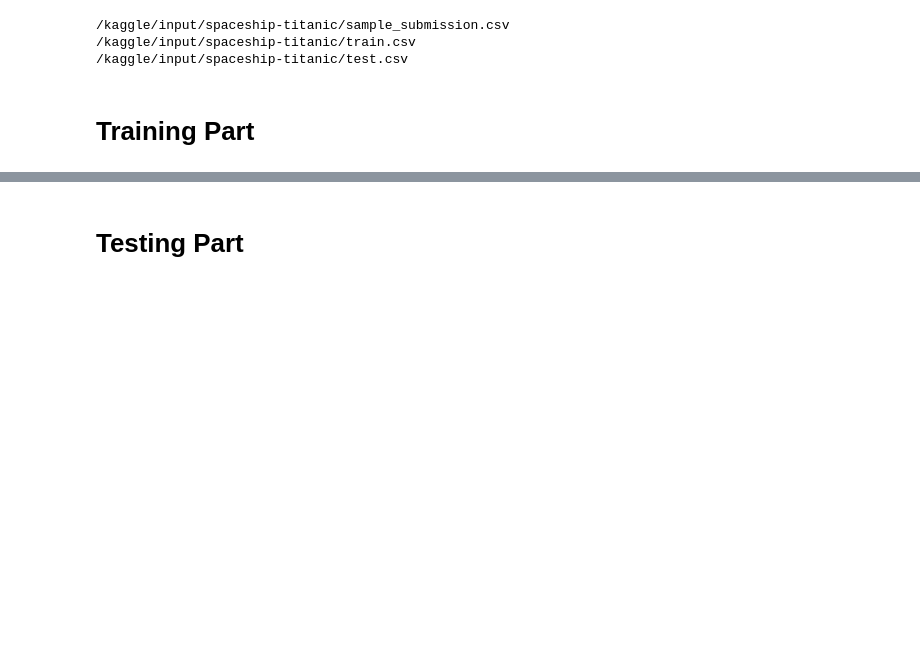
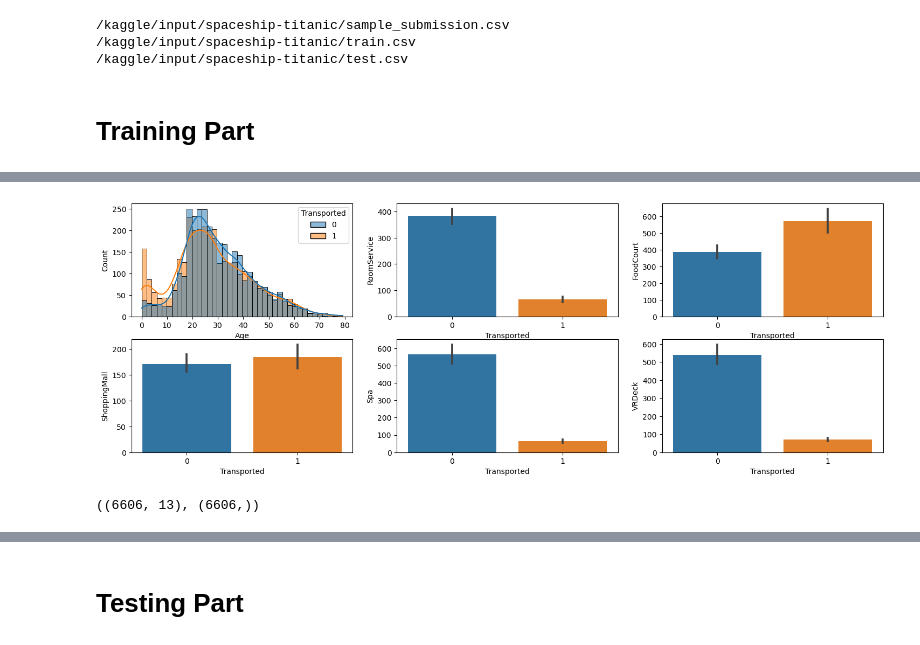
Before and after one commit to ayush8587/Kaggle_Competition, a Jupyter notebook: spaceship-titanic.ipynb, the cells around one changed output, grey strips where cells are left out. Cells and saved outputs as stored; diff of their text form; code cells hidden in the pictures; blank space fills up the shorter version.

```diff
--- a/spaceship-titanic.ipynb
+++ b/spaceship-titanic.ipynb
@@ -144,4 +157,18 @@ df.replace({'VIP':{False:0,True:1}},inplace=True)
-# %%
-df.replace({'Destination':{'TRAPPIST-1e':0,'55 Cancri e':1,'PSO J318.5-22':1}},inplace=True)
-# %%
-df.replace({'CryoSleep':{False:0,True:1}},inplace=True)
+# %%
+from sklearn.preprocessing import LabelEncoder
+le_HP=LabelEncoder()
+le_CS=LabelEncoder()
+le_Dest=LabelEncoder()
+le_VIP=LabelEncoder()
+le_Transported=LabelEncoder()
+le_deck=LabelEncoder()
+le_side=LabelEncoder()
+# %%
+df['HomePlanet']=le_HP.fit_transform(df['HomePlanet'])
+df['CryoSleep']=le_HP.fit_transform(df['CryoSleep'])
+df['Destination']=le_HP.fit_transform(df['Destination'])
+df['VIP']=le_HP.fit_transform(df['VIP'])
+df['Transported']=le_HP.fit_transform(df['Transported'])
+df['deck']=le_HP.fit_transform(df['deck'])
+df['side']=le_HP.fit_transform(df['side'])
+df.head()
@@ -157,2 +203,13 @@ df.head()
+# %%
+fig,axes=plt.subplots(2,3,figsize=(18,6))
+sns.histplot(ax=axes[0,0],data=df,x='Age',hue='Transported',kde=True)
+sns.barplot(ax=axes[0,1],data=df,x='Transported',y='RoomService')
+sns.barplot(ax=axes[0,2],data=df,x='Transported',y='FoodCourt')
+sns.barplot(ax=axes[1,0],data=df,x='Transported',y='ShoppingMall')
+sns.barplot(ax=axes[1,1],data=df,x='Transported',y='Spa')
+sns.barplot(ax=axes[1,2],data=df,x='Transported',y='VRDeck')
+plt.show()
+# %% [output]
+[figure, added]
 # %%
 y=df['Transported']
@@ -160,2 +217,6 @@ X=df.drop(['Transported'],axis=1)
+# %%
+X.shape,y.shape
+# %% [output]
+((6606, 13), (6606,))
 # %%
 from sklearn.model_selection import train_test_split
```
Also changed, not shown: parts of 99 cells of this notebook.
